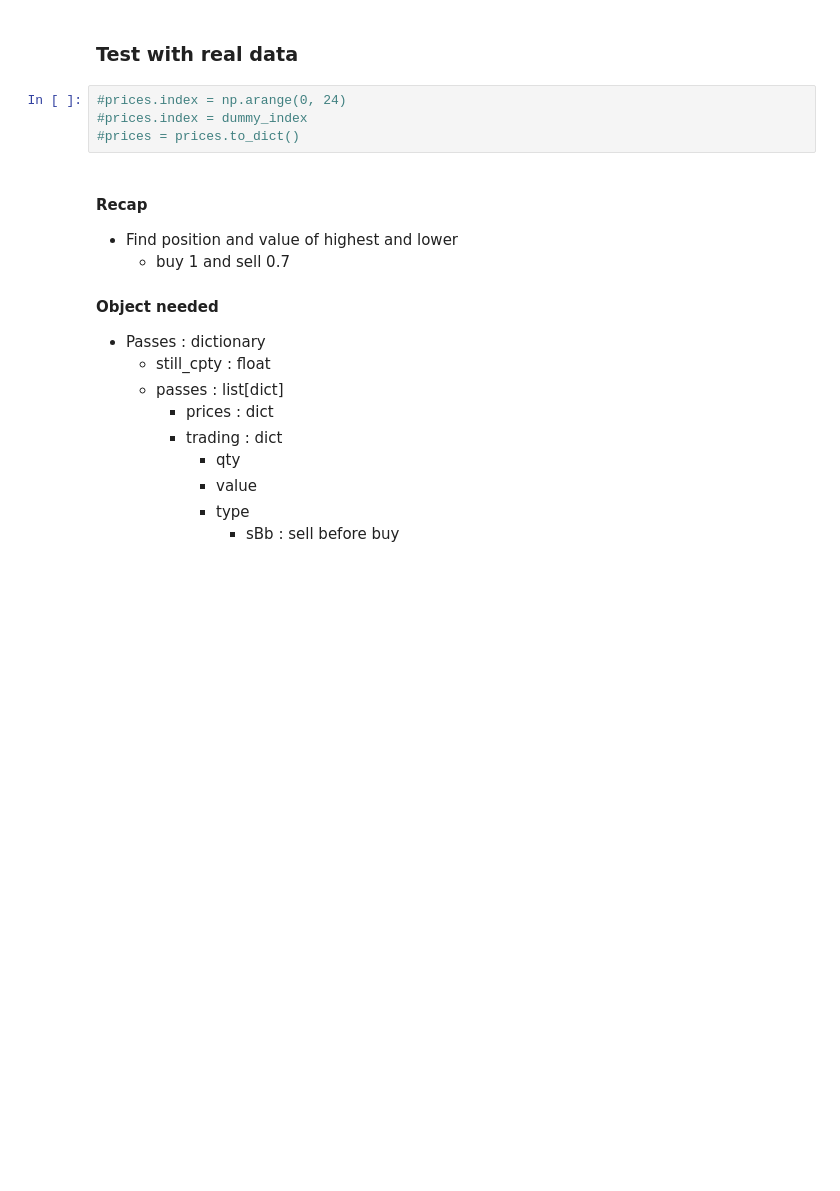
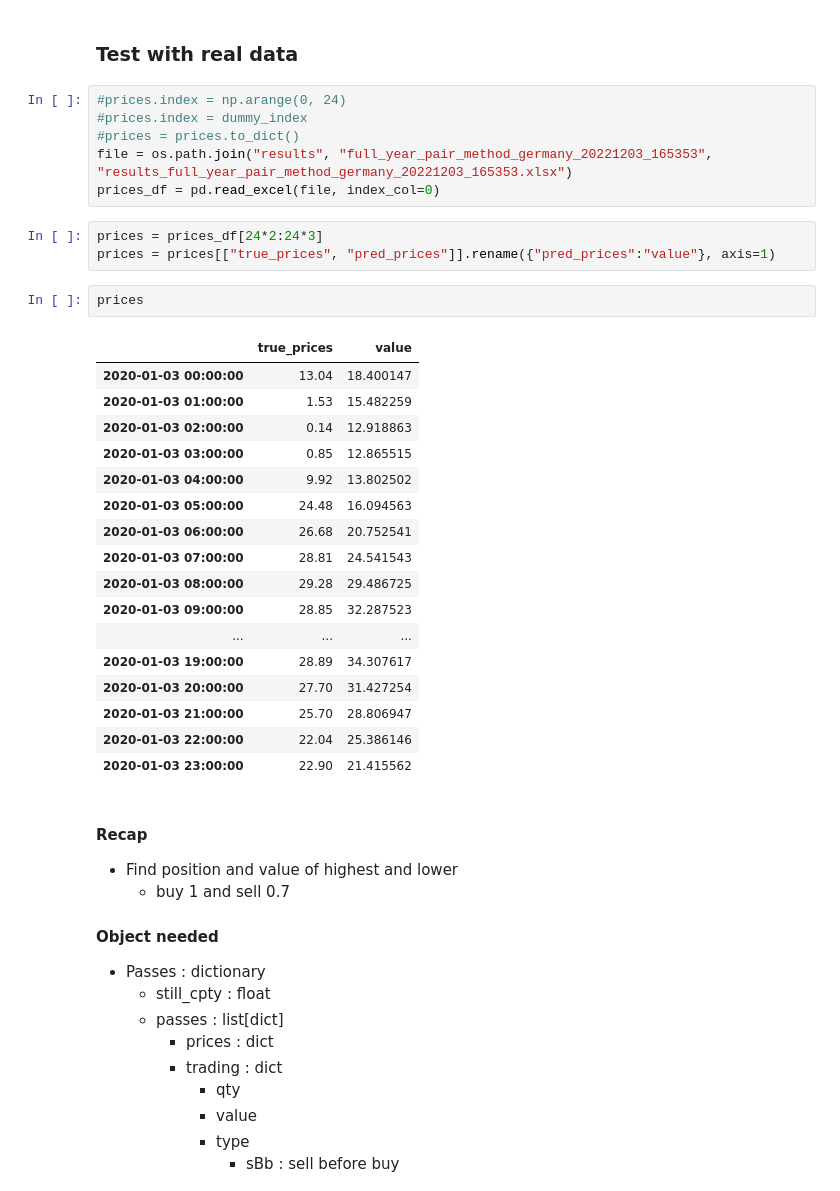
Before and after one commit to brustt/trading_electricity_rhizome, a Jupyter notebook: notebooks/Trading_pair_method.ipynb, the cells around one changed output. Saved outputs shown, nothing was run; the diff lists cells and outputs as text; blank space fills up the shorter version.

```diff
--- a/notebooks/Trading_pair_method.ipynb
+++ b/notebooks/Trading_pair_method.ipynb
@@ -99,6 +99,31 @@ prices = pd.DataFrame({"value": l_prices, "true_prices":l_prices}, index=dummy_i
 #prices.index = np.arange(0, 24)
 #prices.index = dummy_index
 #prices = prices.to_dict()
+file = os.path.join("results", "full_year_pair_method_germany_20221203_165353", "results_full_year_pair_method_germany_20221203_165353.xlsx")
+prices_df = pd.read_excel(file, index_col=0)
+# %%
+prices = prices_df[24*2:24*3]
+prices = prices[["true_prices", "pred_prices"]].rename({"pred_prices":"value"}, axis=1)
+# %%
+prices
+# %% [output]
+|  | true_prices | value |
+| 2020-01-03 00:00:00 | 13.04 | 18.400147 |
+| 2020-01-03 01:00:00 | 1.53 | 15.482259 |
+| 2020-01-03 02:00:00 | 0.14 | 12.918863 |
+| 2020-01-03 03:00:00 | 0.85 | 12.865515 |
+| 2020-01-03 04:00:00 | 9.92 | 13.802502 |
+| 2020-01-03 05:00:00 | 24.48 | 16.094563 |
+| 2020-01-03 06:00:00 | 26.68 | 20.752541 |
+| 2020-01-03 07:00:00 | 28.81 | 24.541543 |
+| 2020-01-03 08:00:00 | 29.28 | 29.486725 |
+| 2020-01-03 09:00:00 | 28.85 | 32.287523 |
+| ... | ... | ... |
+| 2020-01-03 19:00:00 | 28.89 | 34.307617 |
+| 2020-01-03 20:00:00 | 27.70 | 31.427254 |
+| 2020-01-03 21:00:00 | 25.70 | 28.806947 |
+| 2020-01-03 22:00:00 | 22.04 | 25.386146 |
+| 2020-01-03 23:00:00 | 22.90 | 21.415562 |
 # %% [markdown]
 #### Recap
 
```
Also changed, not shown: parts of 9 cells of this notebook, 8 other files.
